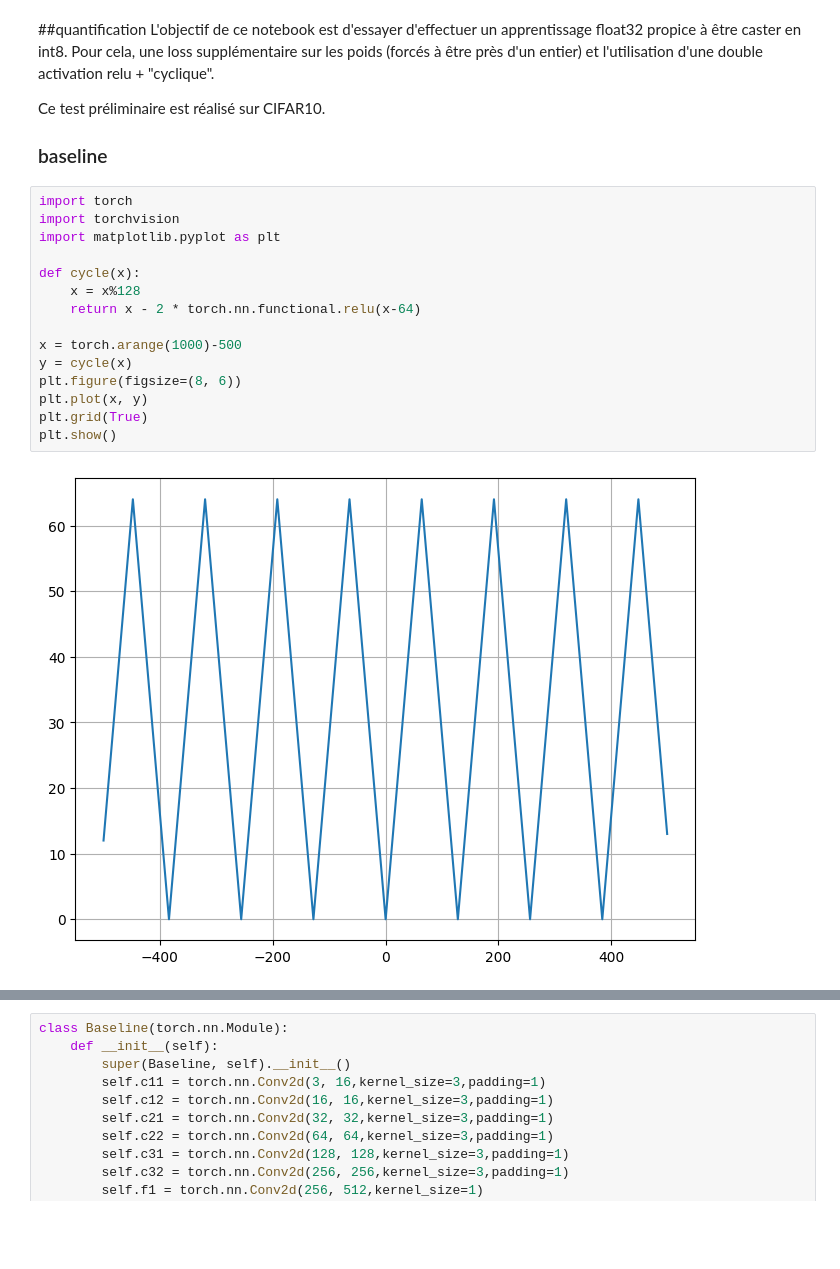
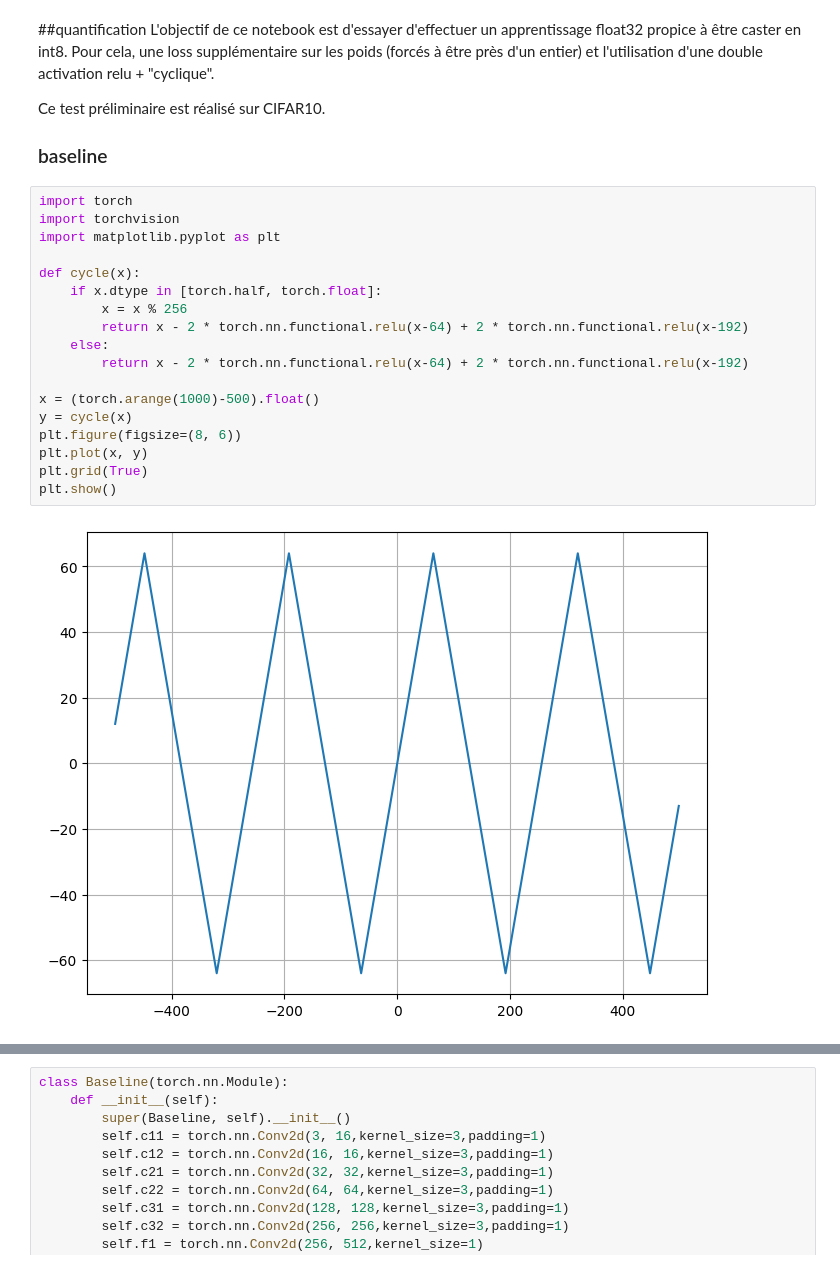
Before and after one commit to achanhon/AdversarialModel, a Jupyter notebook: Untitled20.ipynb, the cells around one changed output, grey strips where cells are left out. Drawn from its saved outputs; the diff is of its cells as text; blank space fills up the shorter version.

```diff
--- a/Untitled20.ipynb
+++ b/Untitled20.ipynb
@@ -11,17 +11,20 @@ Ce test préliminaire est réalisé sur CIFAR10.
 # %%
 import torch
 import torchvision
 import matplotlib.pyplot as plt
 
 def cycle(x):
-    x = x%128
-    return x - 2 * torch.nn.functional.relu(x-64)
+    if x.dtype in [torch.half, torch.float]:
+        x = x % 256
+        return x - 2 * torch.nn.functional.relu(x-64) + 2 * torch.nn.functional.relu(x-192)
+    else:
+        return x - 2 * torch.nn.functional.relu(x-64) + 2 * torch.nn.functional.relu(x-192)
 
-x = torch.arange(1000)-500
+x = (torch.arange(1000)-500).float()
 y = cycle(x)
 plt.figure(figsize=(8, 6))
 plt.plot(x, y)
 plt.grid(True)
 plt.show()
 # %% [output]
-[figure, old version]
+[figure, new version]
```
Also changed, not shown: parts of 1 cell of this notebook.
